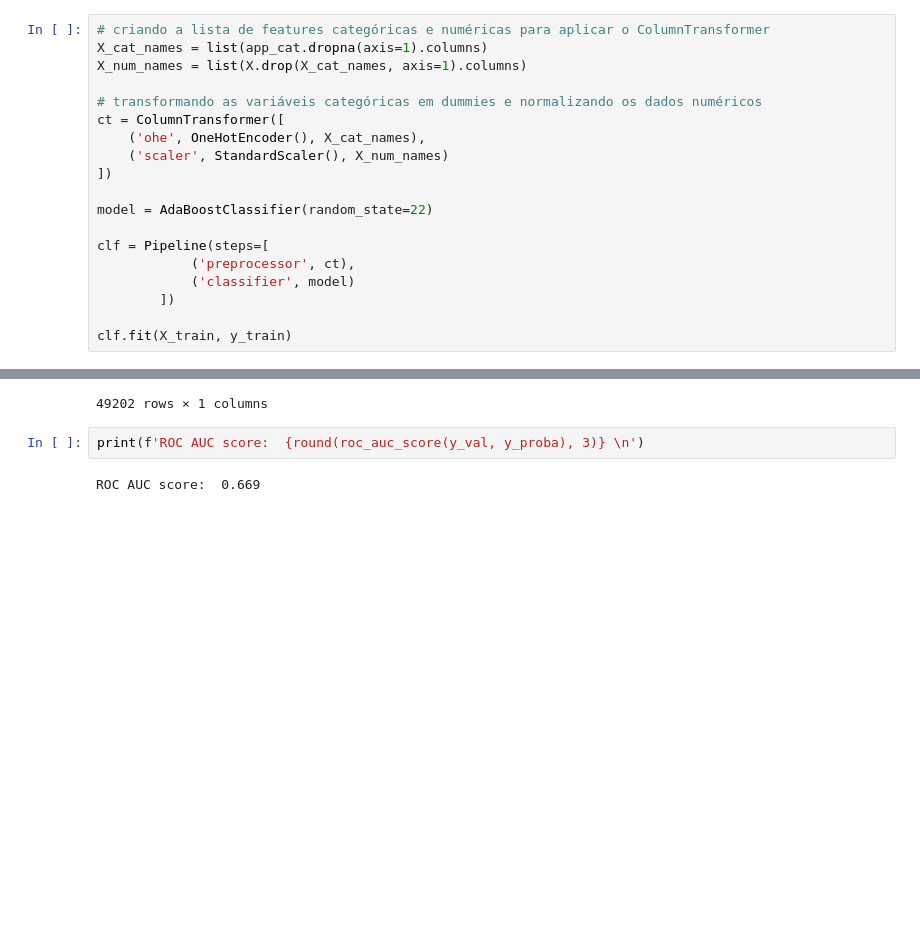
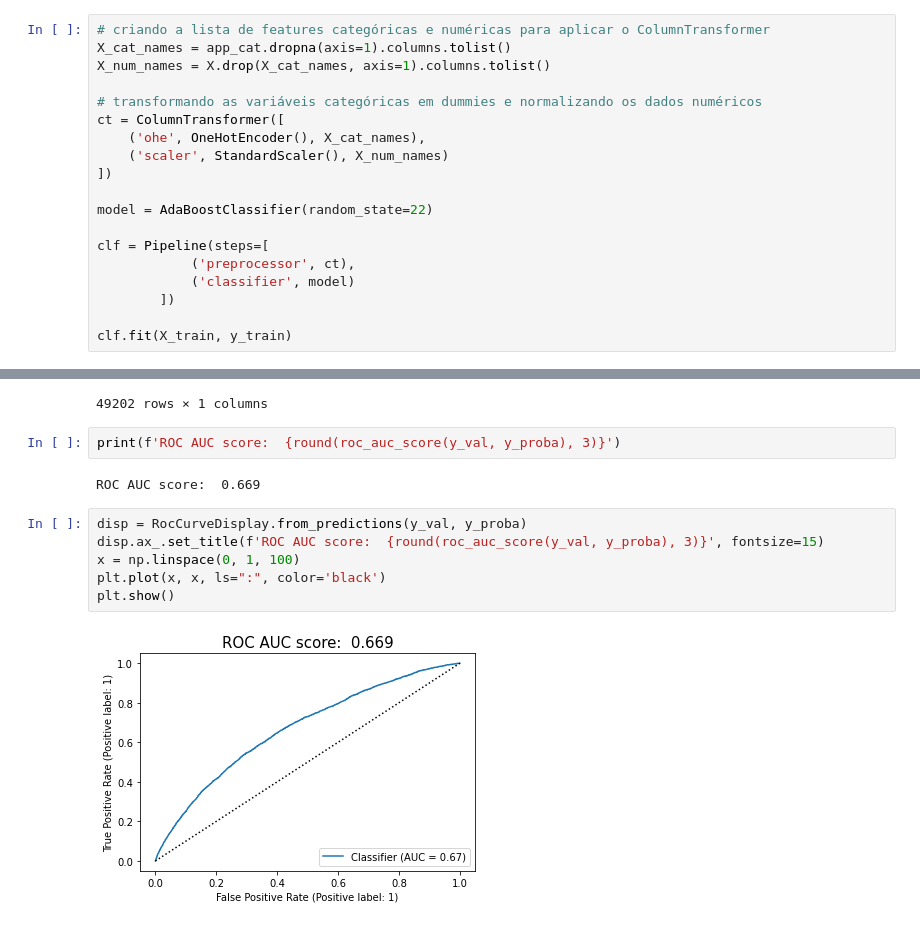
Before and after one commit to saulzera/Home_Credit, a Jupyter notebook: 01_Baseline.ipynb, the cells around one changed output, grey strips where cells are left out. Saved outputs shown, nothing was run; the diff lists cells and outputs as text; blank space fills up the shorter version.

```diff
--- a/01_Analise_Inicial.ipynb
+++ b/01_Baseline.ipynb
@@ -143,8 +143,8 @@ X_train, X_val, y_train, y_val = train_test_split(X, y, train_size=.8, random_st
 #### Construção da Pipeline e Treinamento do Modelo
 # %%
 # criando a lista de features categóricas e numéricas para aplicar o ColumnTransformer
-X_cat_names = list(app_cat.dropna(axis=1).columns)
-X_num_names = list(X.drop(X_cat_names, axis=1).columns)
+X_cat_names = app_cat.dropna(axis=1).columns.tolist()
+X_num_names = X.drop(X_cat_names, axis=1).columns.tolist()
 
 # transformando as variáveis categóricas em dummies e normalizando os dados numéricos
 ct = ColumnTransformer([
@@ -206,6 +207,14 @@ results
 | 49201 | 0.496066 |
 49202 rows × 1 columns
 # %%
-print(f'ROC AUC score:  {round(roc_auc_score(y_val, y_proba), 3)} \n')
+print(f'ROC AUC score:  {round(roc_auc_score(y_val, y_proba), 3)}')
 # %% [output]
 ROC AUC score:  0.669
+# %%
+disp = RocCurveDisplay.from_predictions(y_val, y_proba)
+disp.ax_.set_title(f'ROC AUC score:  {round(roc_auc_score(y_val, y_proba), 3)}', fontsize=15)
+x = np.linspace(0, 1, 100)
+plt.plot(x, x, ls=":", color='black')
+plt.show()
+# %% [output]
+[figure, added]
```
Also changed, not shown: parts of 2 cells of this notebook, 2 other files.
